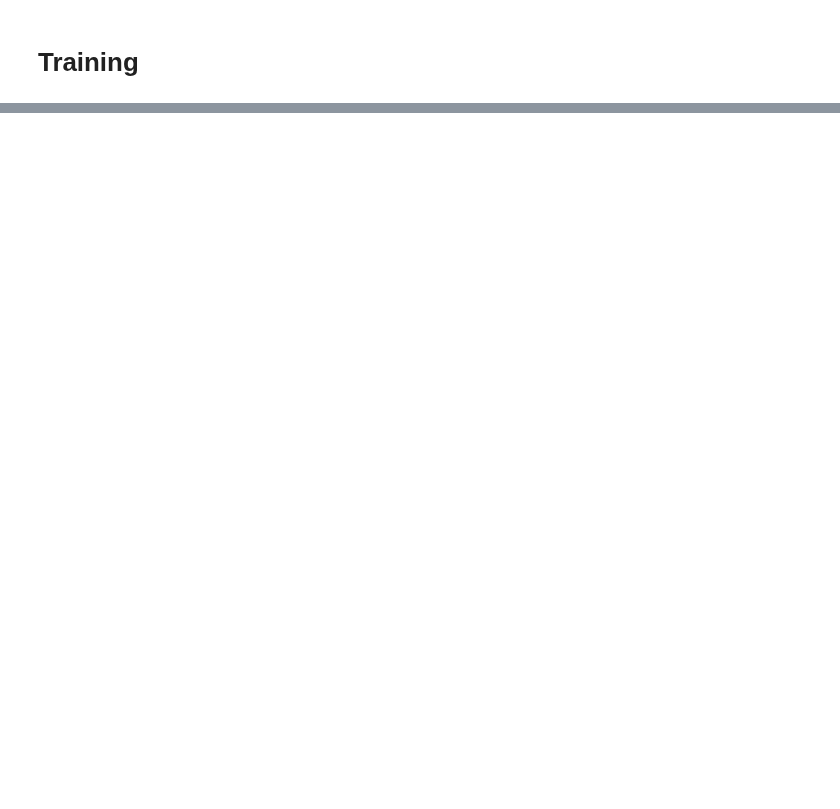
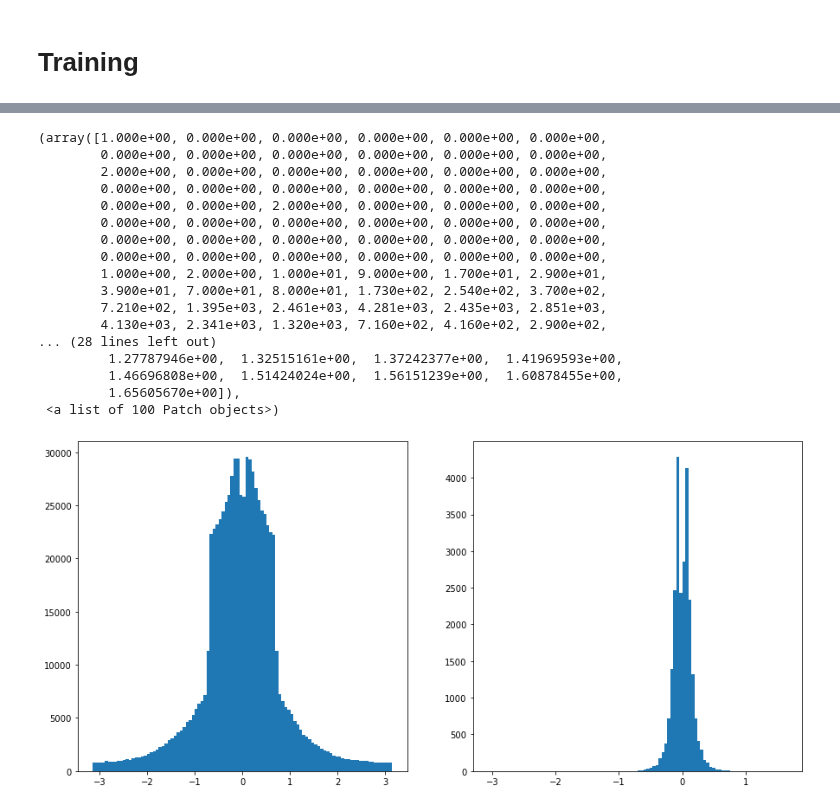
Before and after one commit to valsdav/DeepSuperCluster, a Jupyter notebook: SimpleDNN.ipynb, the cells around one changed output, grey strips where cells are left out. Drawn from its saved outputs; the diff is of its cells as text; code cells hidden in the pictures; blank space fills up the shorter version.

```diff
--- a/SimpleDNN.ipynb
+++ b/SimpleDNN.ipynb
@@ -250,0 +171,7 @@ plt.hist(reverse_sample[y_test==1, 0], bins=30)
+# %%
+data_out = data[data.in_scluster== False]
+data_in = data[data.in_scluster == True]
+cols = ["seed_eta", "seed_phi", "seed_iz","cluster_deta", "cluster_dphi", "en_seed", "en_cluster"]
+# %%
+data_out["y"] = model.predict(scaler.transform(data_out[cols].values), batch_size=128)
+data_in["y"] = model.predict(scaler.transform(data_in[cols].values), batch_size=128)
@@ -250,0 +195,23 @@ plt.hist(reverse_sample[y_test==1, 0], bins=30)
+# %%
+fig, ax = plt.subplots(1,2, figsize=(15,7))
+ax[0].hist(data_out.cluster_dphi, bins=100)
+ax[1].hist(data_in.cluster_dphi, bins=100)
+# %% [output]
+(array([1.000e+00, 0.000e+00, 0.000e+00, 0.000e+00, 0.000e+00, 0.000e+00,
+        0.000e+00, 0.000e+00, 0.000e+00, 0.000e+00, 0.000e+00, 0.000e+00,
+        2.000e+00, 0.000e+00, 0.000e+00, 0.000e+00, 0.000e+00, 0.000e+00,
+        0.000e+00, 0.000e+00, 0.000e+00, 0.000e+00, 0.000e+00, 0.000e+00,
+        0.000e+00, 0.000e+00, 2.000e+00, 0.000e+00, 0.000e+00, 0.000e+00,
+        0.000e+00, 0.000e+00, 0.000e+00, 0.000e+00, 0.000e+00, 0.000e+00,
+        0.000e+00, 0.000e+00, 0.000e+00, 0.000e+00, 0.000e+00, 0.000e+00,
+        0.000e+00, 0.000e+00, 0.000e+00, 0.000e+00, 0.000e+00, 0.000e+00,
+        1.000e+00, 2.000e+00, 1.000e+01, 9.000e+00, 1.700e+01, 2.900e+01,
+        3.900e+01, 7.000e+01, 8.000e+01, 1.730e+02, 2.540e+02, 3.700e+02,
+        7.210e+02, 1.395e+03, 2.461e+03, 4.281e+03, 2.435e+03, 2.851e+03,
+        4.130e+03, 2.341e+03, 1.320e+03, 7.160e+02, 4.160e+02, 2.900e+02,
+... (28 lines left out)
+         1.27787946e+00,  1.32515161e+00,  1.37242377e+00,  1.41969593e+00,
+         1.46696808e+00,  1.51424024e+00,  1.56151239e+00,  1.60878455e+00,
+         1.65605670e+00]),
+ <a list of 100 Patch objects>)
+[figure, added]
```
Also changed, not shown: parts of 46 cells of this notebook, 2 other files.
